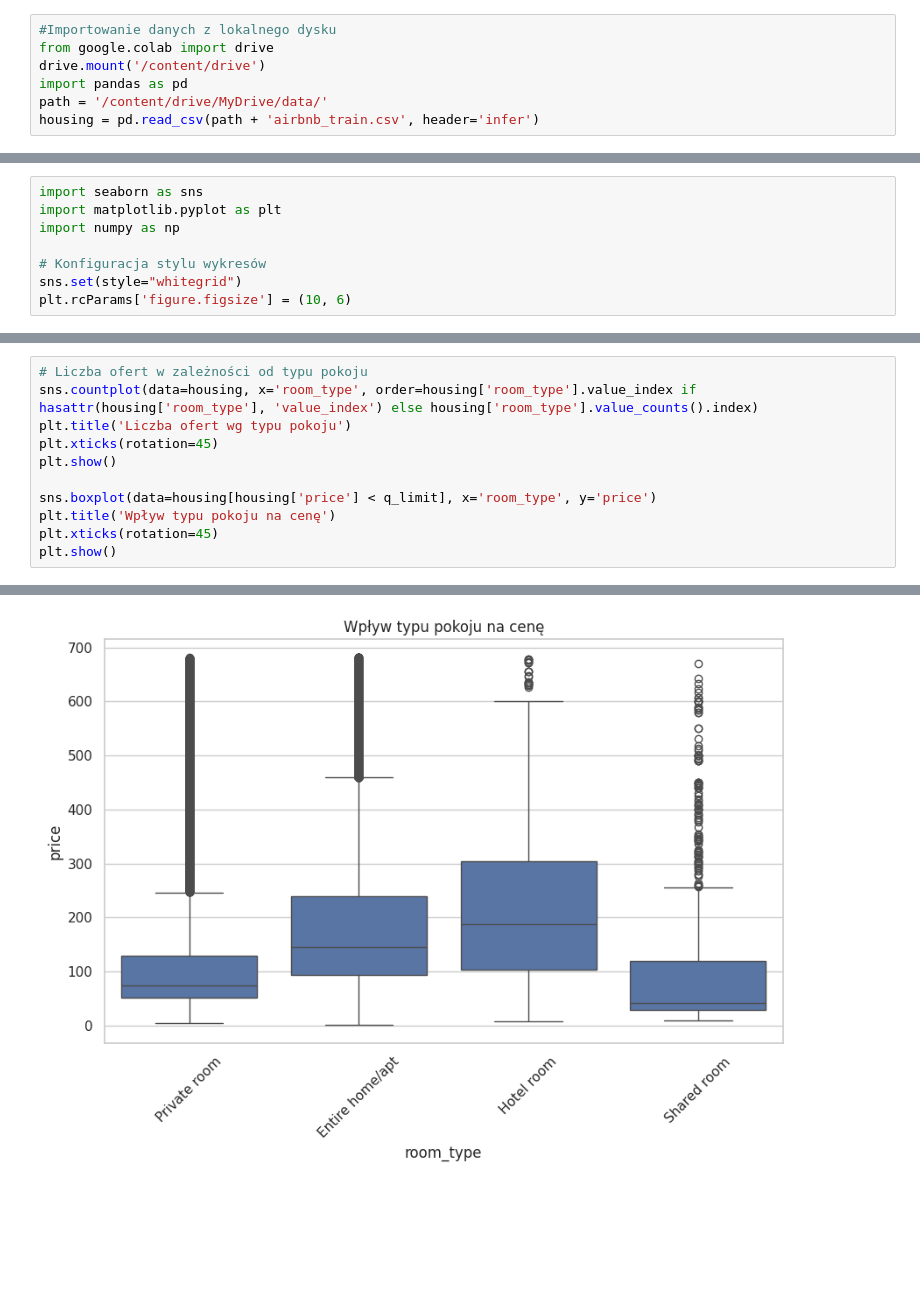
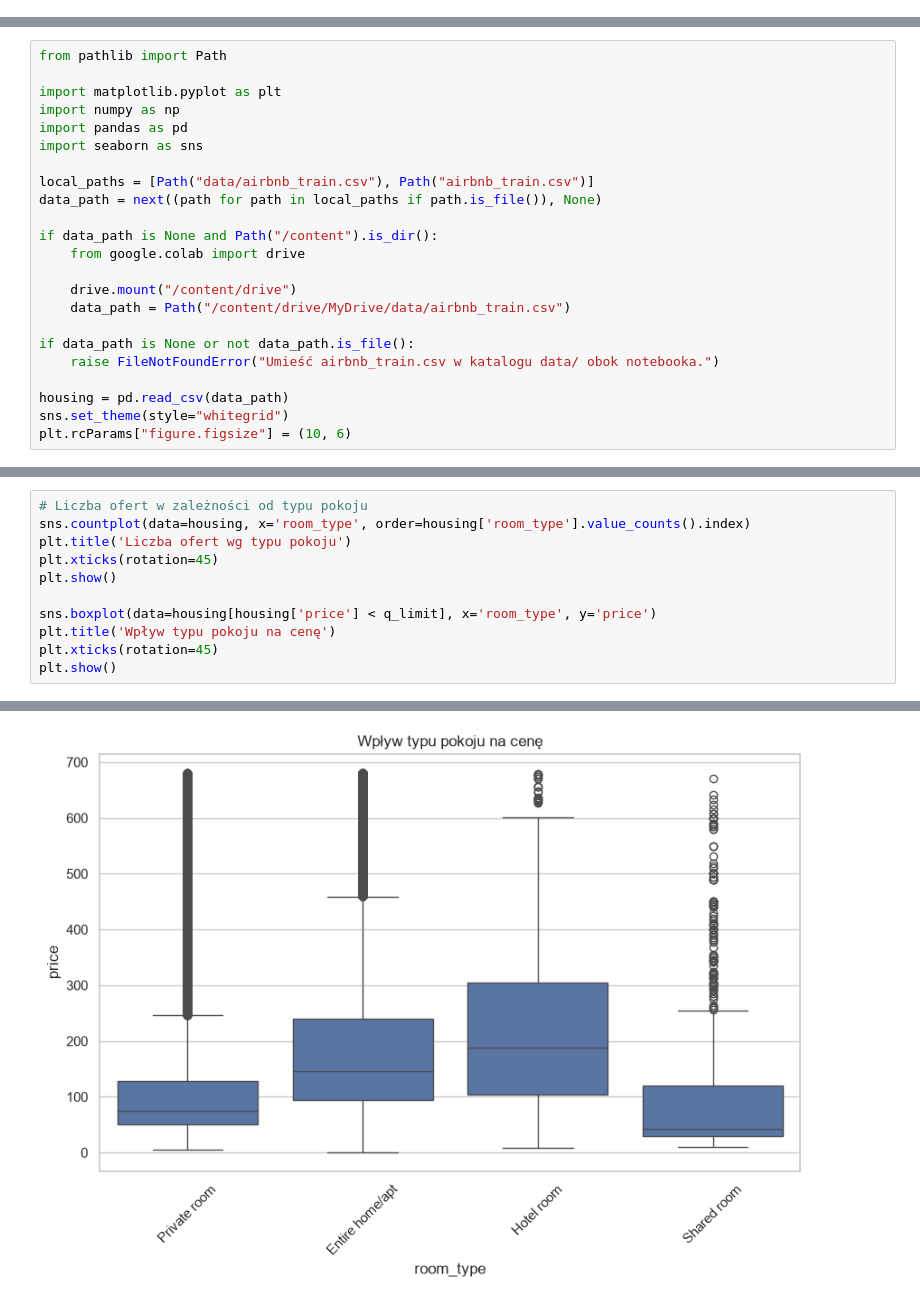
Before and after one commit to s31302/suml_projekt, a Jupyter notebook: suml.ipynb, the cells around one changed output, grey strips where cells are left out. Saved outputs shown, nothing was run; the diff lists cells and outputs as text; blank space fills up the shorter version.

```diff
--- a/suml.ipynb
+++ b/suml.ipynb
@@ -1,9 +1,2 @@
 # %% [markdown]
 <a href="https://colab.research.google.com/github/s31302/suml_projekt/blob/main/suml.ipynb" target="_parent"><img src="https://colab.research.google.com/assets/colab-badge.svg" alt="Open In Colab"/></a>
-# %%
-#Importowanie danych z lokalnego dysku
-from google.colab import drive
-drive.mount('/content/drive')
-import pandas as pd
-path = '/content/drive/MyDrive/data/'
-housing = pd.read_csv(path + 'airbnb_train.csv', header='infer')
@@ -93,8 +2,0 @@ print(len(tab))
-# %%
-import seaborn as sns
-import matplotlib.pyplot as plt
-import numpy as np
-
-# Konfiguracja stylu wykresów
-sns.set(style="whitegrid")
-plt.rcParams['figure.figsize'] = (10, 6)
@@ -161,0 +3,23 @@ dtype: int64
+# %%
+from pathlib import Path
+
+import matplotlib.pyplot as plt
+import numpy as np
+import pandas as pd
+import seaborn as sns
+
+local_paths = [Path("data/airbnb_train.csv"), Path("airbnb_train.csv")]
+data_path = next((path for path in local_paths if path.is_file()), None)
+
+if data_path is None and Path("/content").is_dir():
+    from google.colab import drive
+
+    drive.mount("/content/drive")
+    data_path = Path("/content/drive/MyDrive/data/airbnb_train.csv")
+
+if data_path is None or not data_path.is_file():
+    raise FileNotFoundError("Umieść airbnb_train.csv w katalogu data/ obok notebooka.")
+
+housing = pd.read_csv(data_path)
+sns.set_theme(style="whitegrid")
+plt.rcParams["figure.figsize"] = (10, 6)
@@ -179,6 +103,6 @@ plt.show()
 # %%
 # Liczba ofert w zależności od typu pokoju
-sns.countplot(data=housing, x='room_type', order=housing['room_type'].value_index if hasattr(housing['room_type'], 'value_index') else housing['room_type'].value_counts().index)
+sns.countplot(data=housing, x='room_type', order=housing['room_type'].value_counts().index)
 plt.title('Liczba ofert wg typu pokoju')
 plt.xticks(rotation=45)
 plt.show()
@@ -192,2 +116,2 @@ plt.show()
-[figure, old version]
+[figure, new version]
 # %% [markdown]
```
Also changed, not shown: parts of 39 cells of this notebook, 5 other files.
